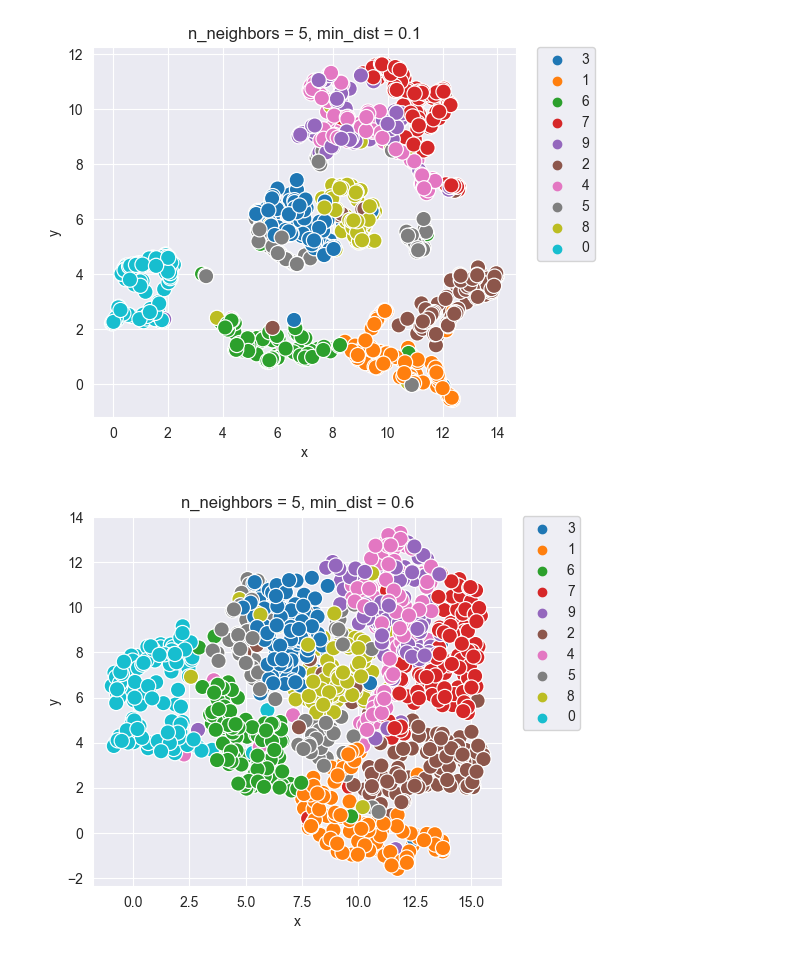
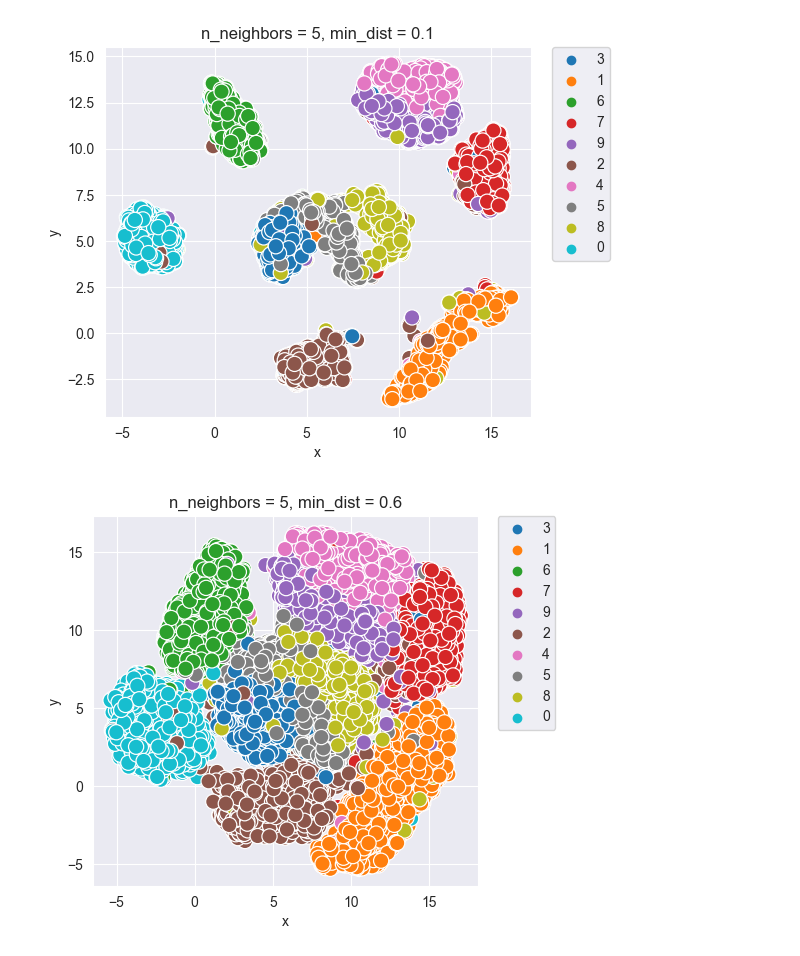
Before and after one commit to Proxypepe/Homework_Python, a Jupyter notebook: practice5/practice5.ipynb, the cells around one changed output. Saved outputs shown, nothing was run; the diff lists cells and outputs as text; code cells hidden in the pictures.

```diff
--- a/practice5/practice5.ipynb
+++ b/practice5/practice5.ipynb
@@ -8,8 +9,8 @@ import seaborn as sns
 # %%
 X, y = fetch_openml('mnist_784', version=1, return_X_y=True, as_frame=False)
-
+print(len(X))
 np.random.seed(100)
-subsample_idc = np.random.choice(X.shape[0], 1000, replace=False)
+subsample_idc = np.random.choice(X.shape[0], 10000, replace=False)
 X = X[subsample_idc,:]
 y = y[subsample_idc]
 
@@ -39,14 +41,17 @@ def timeit(func):
 # %%
 # T = TSNE(n_components=2, perplexity=25, random_state=123)
 # TSNE_features = T.fit_transform(D)
-D = X.copy()
+perplexities = [5, 15, 25, 50, 100]
+@timeit
+def get_tsne(perplexities):
+    D = X.copy()
+    n_components = 2
+    TSNE_dfs = []
+    for perplexity in perplexities:
+        tsne = TSNE(n_components, perplexity=perplexity, random_state=123)
+        tsne_result = tsne.fit_transform(D)
+        tsne_result_df = pd.DataFrame({'tsne_1': tsne_result[:,0], 'tsne_2': tsne_result[:,1], 'label': y})
+        TSNE_dfs.append(tsne_result_df)
+    return TSNE_dfs
 
-
-n_components = 2
-perplexities = [5, 15, 25]
-TSNE_dfs = []
-for perplexity in perplexities:
-    tsne = TSNE(n_components, perplexity=perplexity, random_state=123)
-    tsne_result = tsne.fit_transform(D)
-    tsne_result_df = pd.DataFrame({'tsne_1': tsne_result[:,0], 'tsne_2': tsne_result[:,1], 'label': y})
-    TSNE_dfs.append(tsne_result_df)
+TSNE_dfs = get_tsne(perplexities)
@@ -88,13 +97,13 @@ Function get_umap_data((5, 25, 50), (0.1, 0.6), array([[0., 0., 0., ..., 0., 0.,
 # %%
 
-d = [(5, 0.1), (5, 0.6), (25, 0.6), (50, 0.1)]
+d = [(5, 0.1), (5, 0.6), (25, 0.1), (25, 0.6), (50, 0.1), (50, 0.6)]
 for frame in d:
     result_df = pd.DataFrame({'x': um[frame][:,0], 'y': um[frame][:,1], 'label': y})
     fig, ax = plt.subplots(1)
     ax.set_title(f"n_neighbors = {frame[0]}, min_dist = {frame[1]}")
     sns.scatterplot(x='x', y='y', hue='label', data=result_df, ax=ax,s=120)
     ax.set_aspect('equal')
     ax.legend(bbox_to_anchor=(1.05, 1), loc=2, borderaxespad=0.0)
 # %% [output]
-[figure, old version]
+[figure, new version]
-[figure, old version]
+[figure, new version]
```
Also changed, not shown: parts of 6 cells of this notebook, 4 other files.
